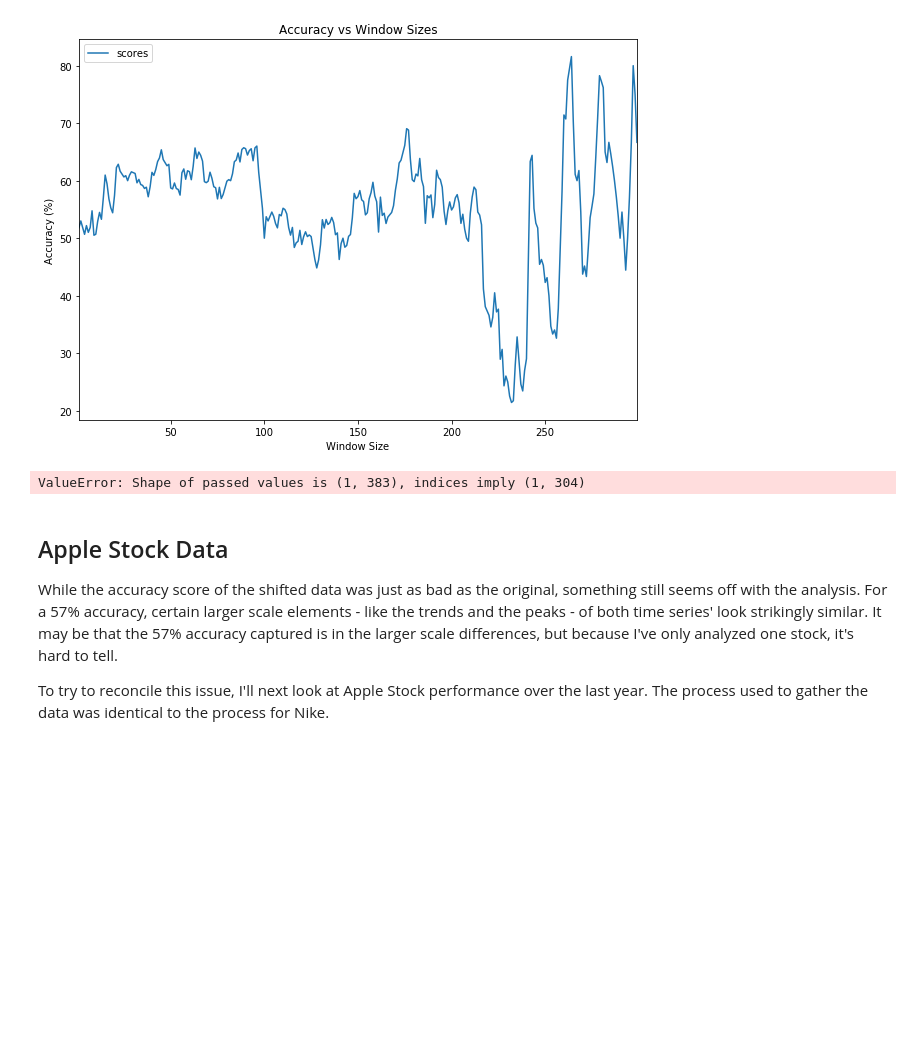
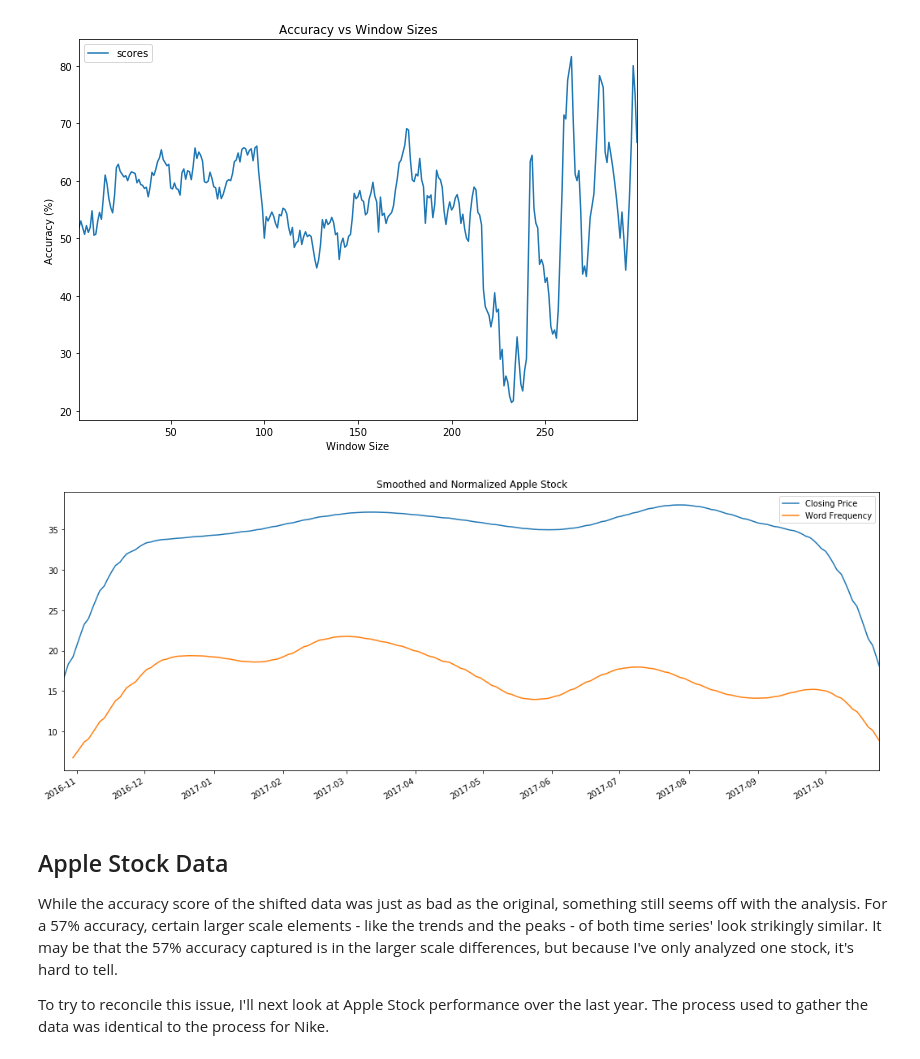
Before and after one commit to bprieto12/data-analysis, a Jupyter notebook: Use of Word Trends as a Predictor.ipynb, the cells around one changed output. Cells and saved outputs as stored; diff of their text form; code cells hidden in the pictures; blank space fills up the shorter version.

Commit message:
fixed the hann filter

```diff
--- a/Use of Word Trends as a Predictor.ipynb
+++ b/Use of Word Trends as a Predictor.ipynb
@@ -61,27 +63,20 @@ def clean_data(historical_data, word_trend_data, stock_name):
     return stock_clean, word_clean
 
 def norm_smoothed_data(stock, word, stock_window, word_window):
-    norm_stock = stock/stock_clean.max()
-    norm_word = word/word_clean.max()
-
-    idxs = norm_stock.index
+    norm_stock = stock/stock.max()
+    norm_word = word/word.max()
 
     # Smoothing the data with a hann window
+    stock_idxs = norm_stock[~pd.isnull(norm_stock)].index
     smoothed_stock = pd.DataFrame({
-            "Closing Price": fftconvolve(word_clean[~pd.isnull(norm_stock)], hann(stock_window))},
-            index = idxs)
+            "Closing Price": fftconvolve(norm_stock[~pd.isnull(norm_stock)], hann(stock_window), mode="same")},
+            index = stock_idxs)
 
+    word_idxs = norm_word[~pd.isnull(norm_word)].index
     smoothed_words = pd.DataFrame({
-            "Word Frequency": fftconvolve(word_clean[~pd.isnull(norm_word)], hann(word_window))},
-            index = idxs)
+            "Word Frequency": fftconvolve(norm_word[~pd.isnull(norm_word)], hann(word_window), mode="same")},
+            index = word_idxs)
 
-#     smoothed_stock = pd.rolling_mean(norm_stock, stock_window)
-#     smoothed_words = pd.rolling_mean(norm_word, word_window)
-
-    # Removing null data points
-    nan_idxs = pd.isnull(smoothed_words)
-    smoothed_stock = smoothed_stock[~nan_idxs]
-    smoothed_words = smoothed_words[~nan_idxs]
     return smoothed_stock, smoothed_words
 
 def plot_series(stock, word, title):
@@ -236,12 +219,10 @@ ax.set_ylabel("Accuracy (%)")
 # %%
 nke_smoothed_stock, nke_smoothed_words = norm_smoothed_data(stock_clean, word_clean, 80, 80)
 nke_smoothed_stock_o, nke_smoothed_words_o = norm_smoothed_data(stock_clean, word_clean, 1, 1)
 
 plot_series(nke_smoothed_stock, nke_smoothed_words, title="Smoothed and Normalized Apple Stock")
-nke_smoothed_stock_o.plot()
-nke_smoothed_words_o.plot()
 # %% [output]
-ValueError: Shape of passed values is (1, 383), indices imply (1, 304)
+[figure, added]
 # %% [markdown]
 ## Apple Stock Data
 
```
Also changed, not shown: parts of 3 cells of this notebook.
